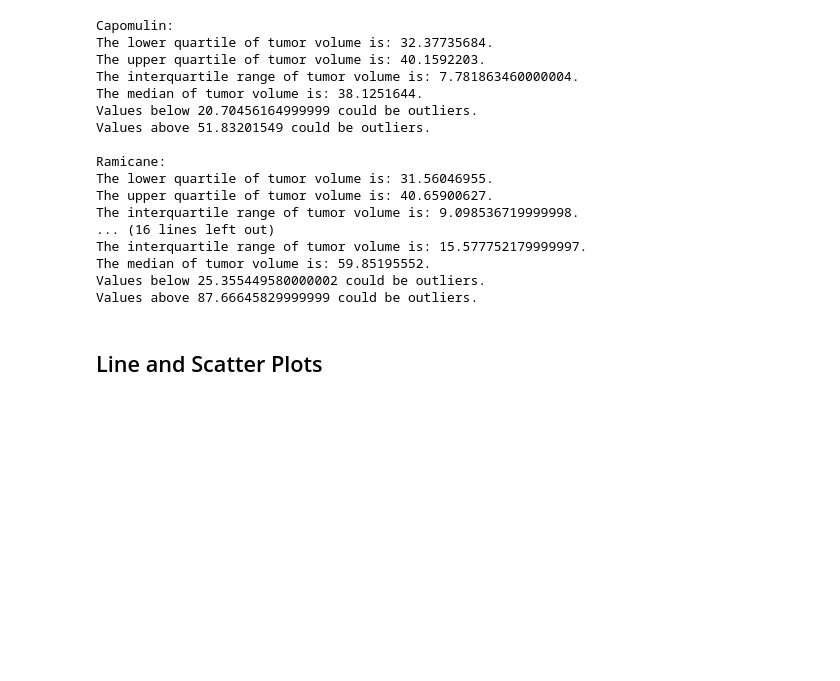
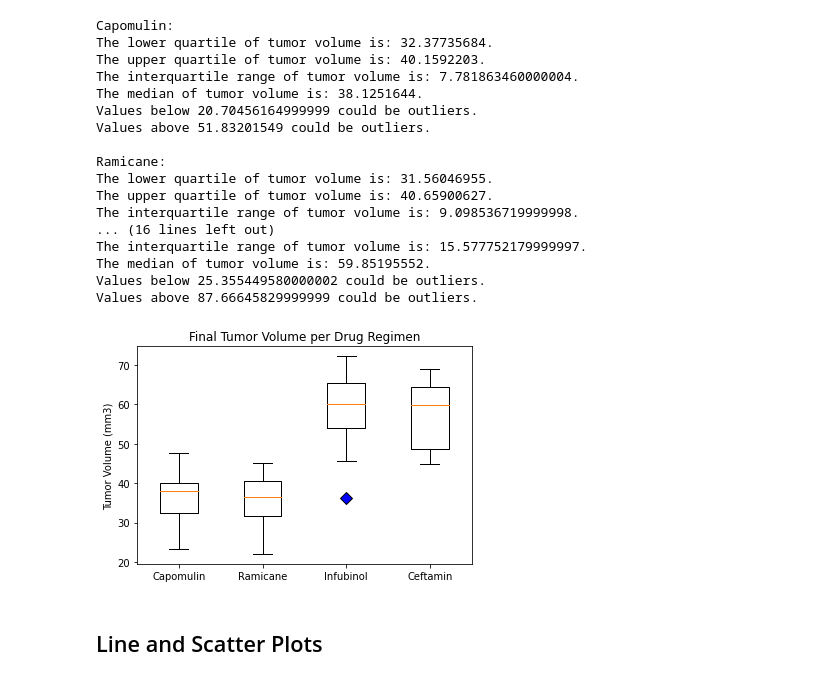
Before and after one commit to skdabra30/matplotlib-challenge, a Jupyter notebook: Instructions/Pymaceuticals/pymaceuticals.ipynb, the cells around one changed output. Cells and saved outputs as stored; diff of their text form; code cells hidden in the pictures; blank space fills up the shorter version.

```diff
--- a/Instructions/Pymaceuticals/pymaceuticals.ipynb
+++ b/Instructions/Pymaceuticals/pymaceuticals.ipynb
@@ -434,2 +425,16 @@ Values above 87.66645829999999 could be outliers.
+# %%
+# Generate a box plot of the final tumor volume of each mouse across four regimens of interest
+# Generate a box plot of the final tumor volume of each mouse across four regimens of interest
+# Format the outliers
+diamond = dict(markerfacecolor='b', marker='D', markersize=8)
+# Plot
+fig, ax = plt.subplots()
+ax.set_title('Final Tumor Volume per Drug Regimen')
+ax.set_xticklabels(treatments)
+ax.set_ylabel('Tumor Volume (mm3)')
+ax.boxplot(volume, flierprops = diamond)
+plt.show()
+# %% [output]
+[figure, added]
 # %% [markdown]
 ## Line and Scatter Plots
```
Also changed, not shown: parts of 25 cells of this notebook.
